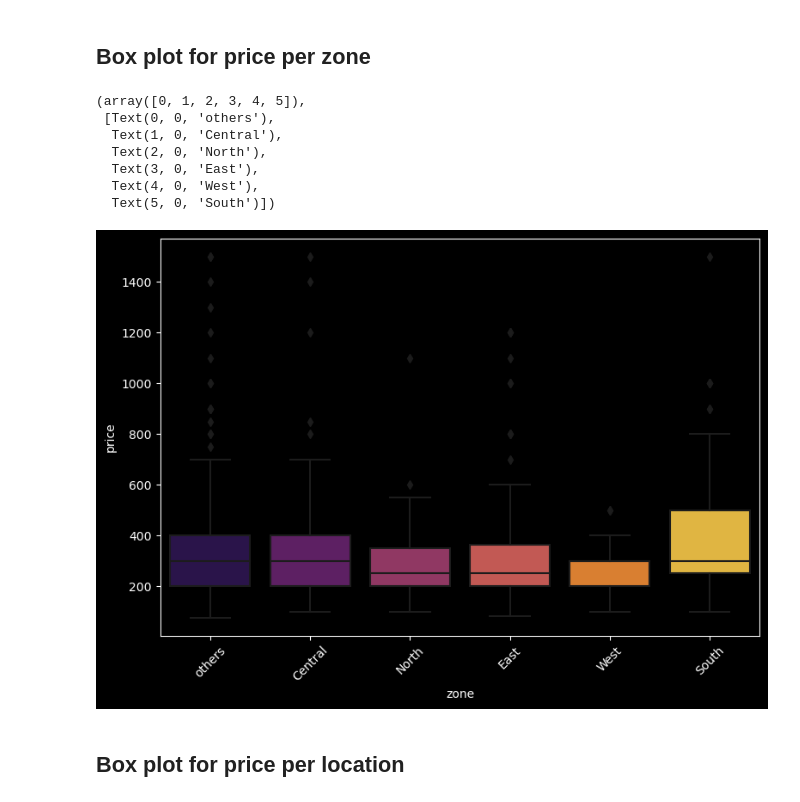
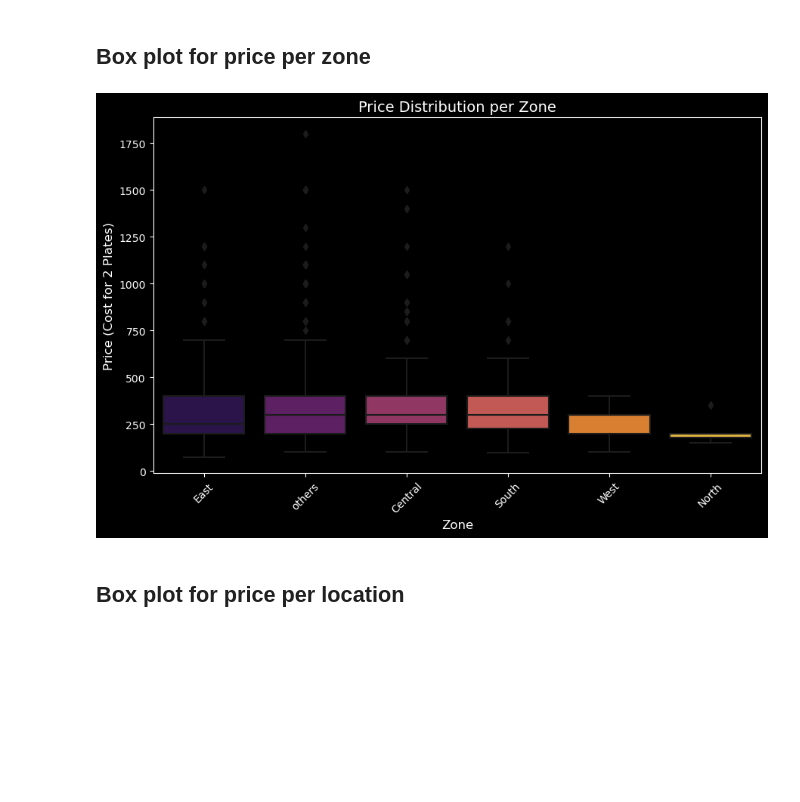
Before and after one commit to Ishaansh7/Swiggy-Analytics-Project, a Jupyter notebook: swiggy-analytics.ipynb, the cells around one changed output. Saved outputs shown, nothing was run; the diff lists cells and outputs as text; code cells hidden in the pictures; blank space fills up the shorter version.

```diff
--- a/swiggy-analytics.ipynb
+++ b/swiggy-analytics.ipynb
@@ -545,3 +557,23 @@ Name: cuisine, dtype: int64
+# %%
+df['cuisine'] = df['cuisine'].str.strip().str.lower()
+# %%
+df = df.assign(cuisine=df['cuisine'].str.split(',')).explode('cuisine')
+df['cuisine'] = df['cuisine'].str.strip()
+# %%
+replace_map = {
+    'north indian': 'indian',
+    'south indian': 'indian',
+    'mughlai': 'indian',
+    'pan-asian': 'asian',
+    'pastas': 'pasta',
+    'desserts': 'dessert',
+    'beverages': 'beverage',
+    # add more mappings as needed
+}
+df['cuisine'] = df['cuisine'].replace(replace_map)
+# %%
+df = df.drop_duplicates()
+df = df[df['cuisine'] != '']
 # %% [markdown]
 # Data Visualization
 # %% [markdown]
@@ -583,20 +633,22 @@ plt.show()
 # %% [markdown]
 ## Box plot for price per zone
 # %%
-plt.figure(figsize = (9, 6))
-sns.boxplot(x = 'zone', y = 'cost2plates', data = df, palette = 'inferno')
-plt.xlabel('zone')
-plt.ylabel('price')
+plt.figure(figsize=(9, 6))
+sns.boxplot(
+    x='zone',
+    y='cost2plates',
+    data=df,
+    palette='inferno',
+    order=df['zone'].value_counts().index
+)
+plt.xlabel('Zone', fontsize=12)
+plt.ylabel('Price (Cost for 2 Plates)', fontsize=12)
 plt.xticks(rotation=45)
+plt.title('Price Distribution per Zone', fontsize=14)
+plt.tight_layout()
+plt.show()
 # %% [output]
-(array([0, 1, 2, 3, 4, 5]),
- [Text(0, 0, 'others'),
-  Text(1, 0, 'Central'),
-  Text(2, 0, 'North'),
-  Text(3, 0, 'East'),
-  Text(4, 0, 'West'),
-  Text(5, 0, 'South')])
-[figure, old version]
+[figure, new version]
 # %% [markdown]
 ## Box plot for price per location
 # %%
```
Also changed, not shown: parts of 66 cells of this notebook.
